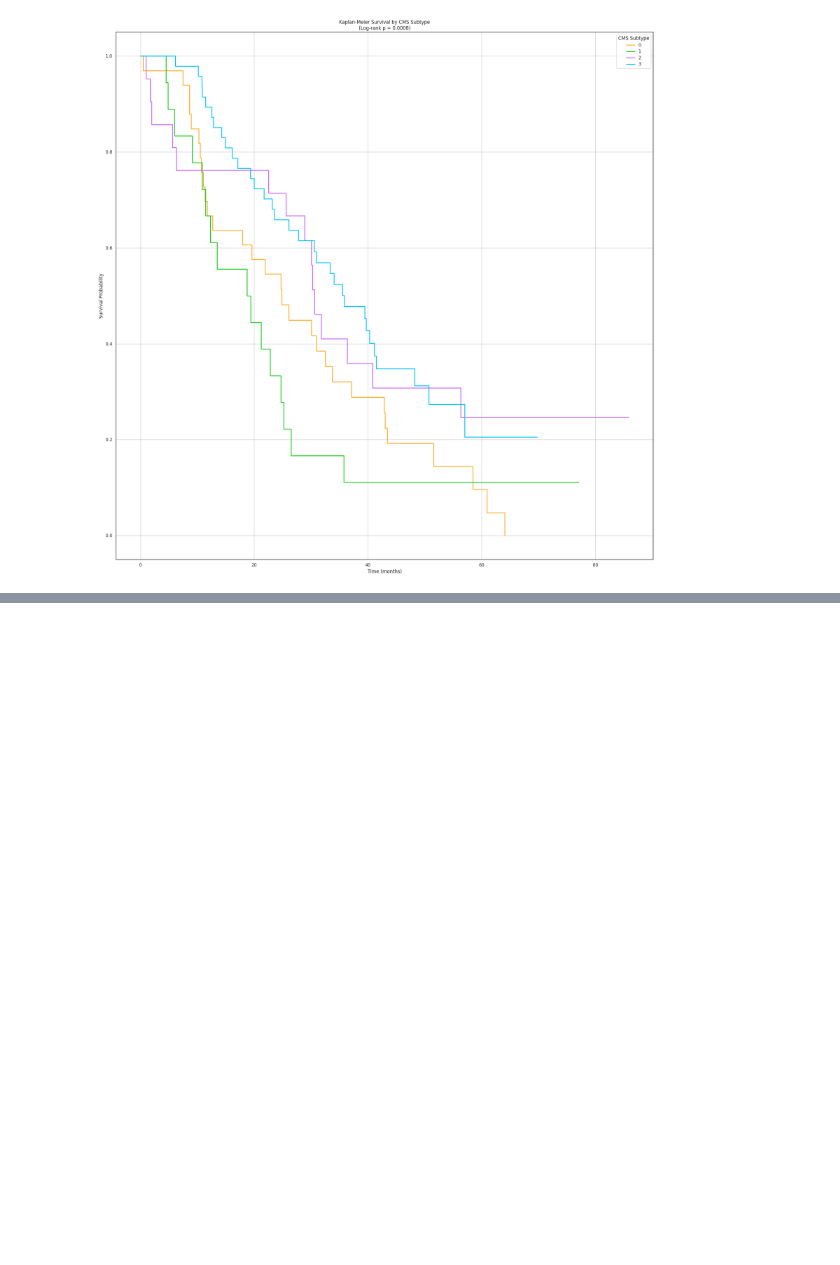
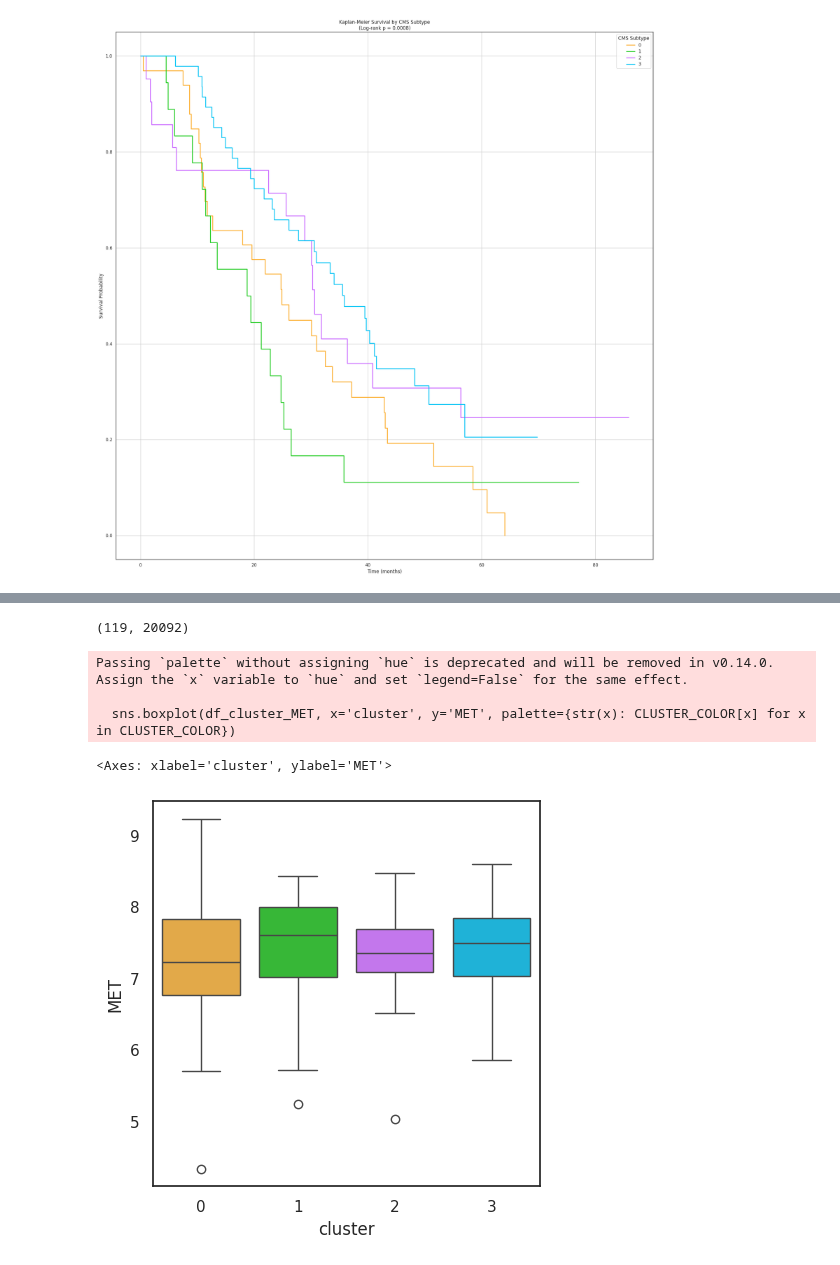
Before and after one commit to lkmaks/mcrc-cetuximab-analysis, a Jupyter notebook: notebooks/task_clusterization/clusterize_two_cohorts.ipynb, the cells around one changed output, grey strips where cells are left out. Cells and saved outputs as stored; diff of their text form; code cells hidden in the pictures; blank space fills up the shorter version.

```diff
--- a/notebooks/task_clusterization/clusterize_two_cohorts.ipynb
+++ b/notebooks/task_clusterization/clusterize_two_cohorts.ipynb
@@ -414,0 +421,13 @@ plt.show()
+# %%
+df_cluster_MET = df_cluster.merge(log_tpm_2, left_index=True, right_index=True, how='inner')
+print(df_cluster_MET.shape)
+
+sns.set(style="white", rc={'figure.figsize': (5, 5)})
+sns.boxplot(df_cluster_MET, x='cluster', y='MET', palette={str(x): CLUSTER_COLOR[x] for x in CLUSTER_COLOR})
+# %% [output]
+(119, 20092)
+Passing `palette` without assigning `hue` is deprecated and will be removed in v0.14.0. Assign the `x` variable to `hue` and set `legend=False` for the same effect.
+
+  sns.boxplot(df_cluster_MET, x='cluster', y='MET', palette={str(x): CLUSTER_COLOR[x] for x in CLUSTER_COLOR})
+<Axes: xlabel='cluster', ylabel='MET'>
+[figure, added]
```
Also changed, not shown: parts of 4 cells of this notebook.
